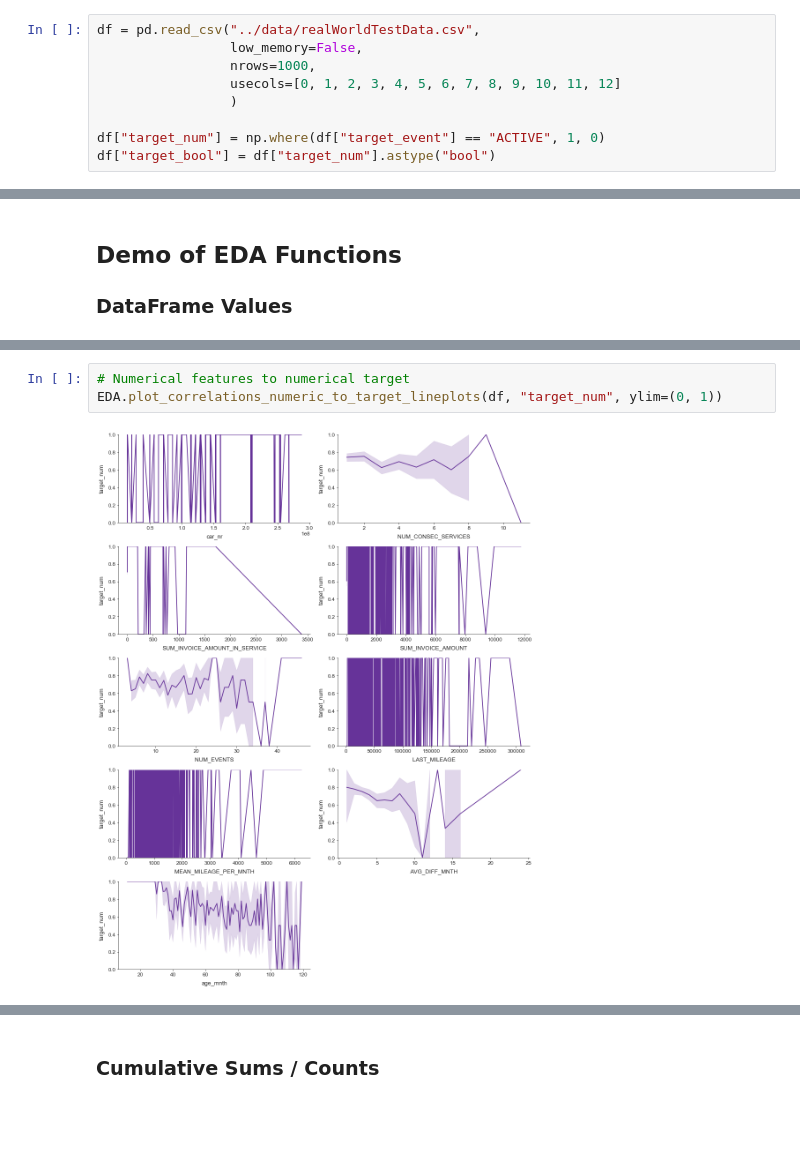
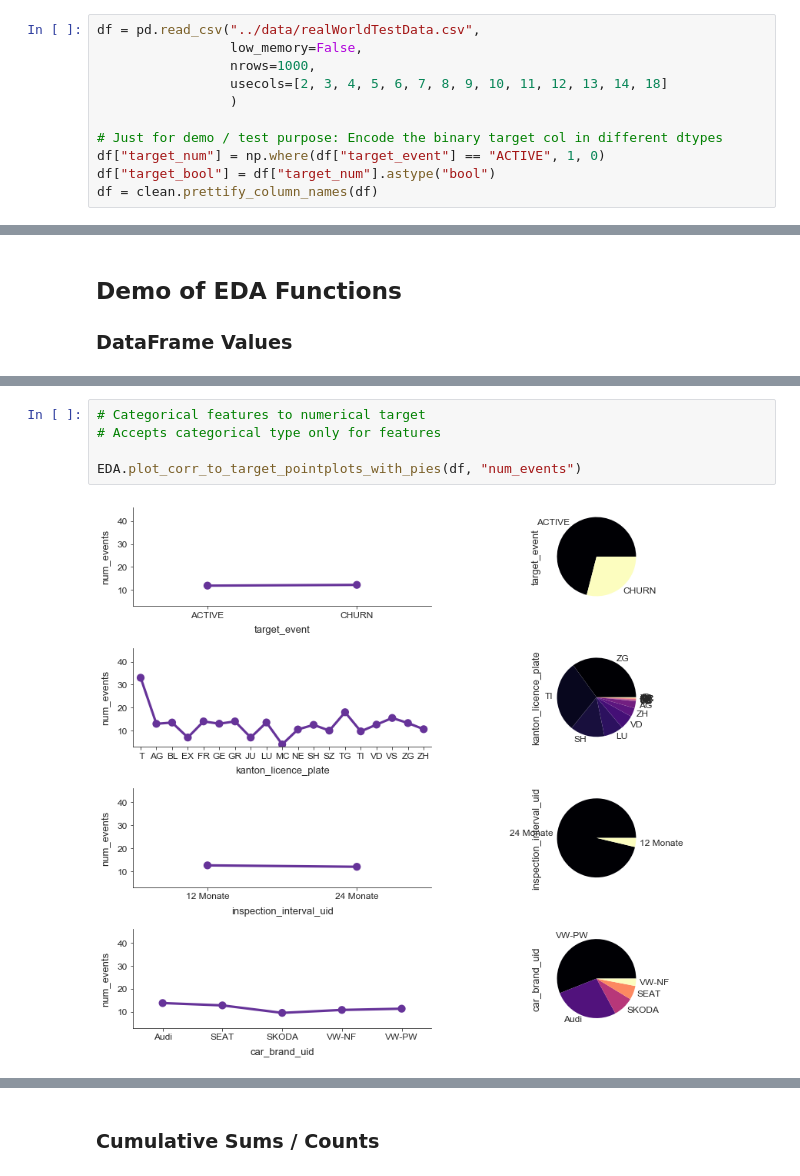
Before and after one commit to rbuerki/codebook, a Jupyter notebook: dev/dev_EDA.ipynb, the cells around one changed output, grey strips where cells are left out. Drawn from its saved outputs; the diff is of its cells as text; blank space fills up the shorter version.

```diff
--- a/dev/dev_EDA.ipynb
+++ b/dev/dev_EDA.ipynb
@@ -45,11 +46,13 @@ import src.EDA as EDA
 df = pd.read_csv("../data/realWorldTestData.csv",
                  low_memory=False,
                  nrows=1000,
-                 usecols=[0, 1, 2, 3, 4, 5, 6, 7, 8, 9, 10, 11, 12]
+                 usecols=[2, 3, 4, 5, 6, 7, 8, 9, 10, 11, 12, 13, 14, 18]
                  )
 
+# Just for demo / test purpose: Encode the binary target col in different dtypes
 df["target_num"] = np.where(df["target_event"] == "ACTIVE", 1, 0)
 df["target_bool"] = df["target_num"].astype("bool")
+df = clean.prettify_column_names(df)
 # %%
 df.info()
 # %% [output]
@@ -159,5 +198,7 @@ EDA.plot_correlations_numeric_to_target_regressions(df, "target_num")
 # %%
-# Numerical features to numerical target
-EDA.plot_correlations_numeric_to_target_lineplots(df, "target_num", ylim=(0, 1))
+# Categorical features to numerical target
+# Accepts categorical type only for features
+
+EDA.plot_corr_to_target_pointplots_with_pies(df, "num_events")
 # %% [output]
-[figure, old version]
+[figure, new version]
```
Also changed, not shown: parts of 36 cells of this notebook, 1 other file.
